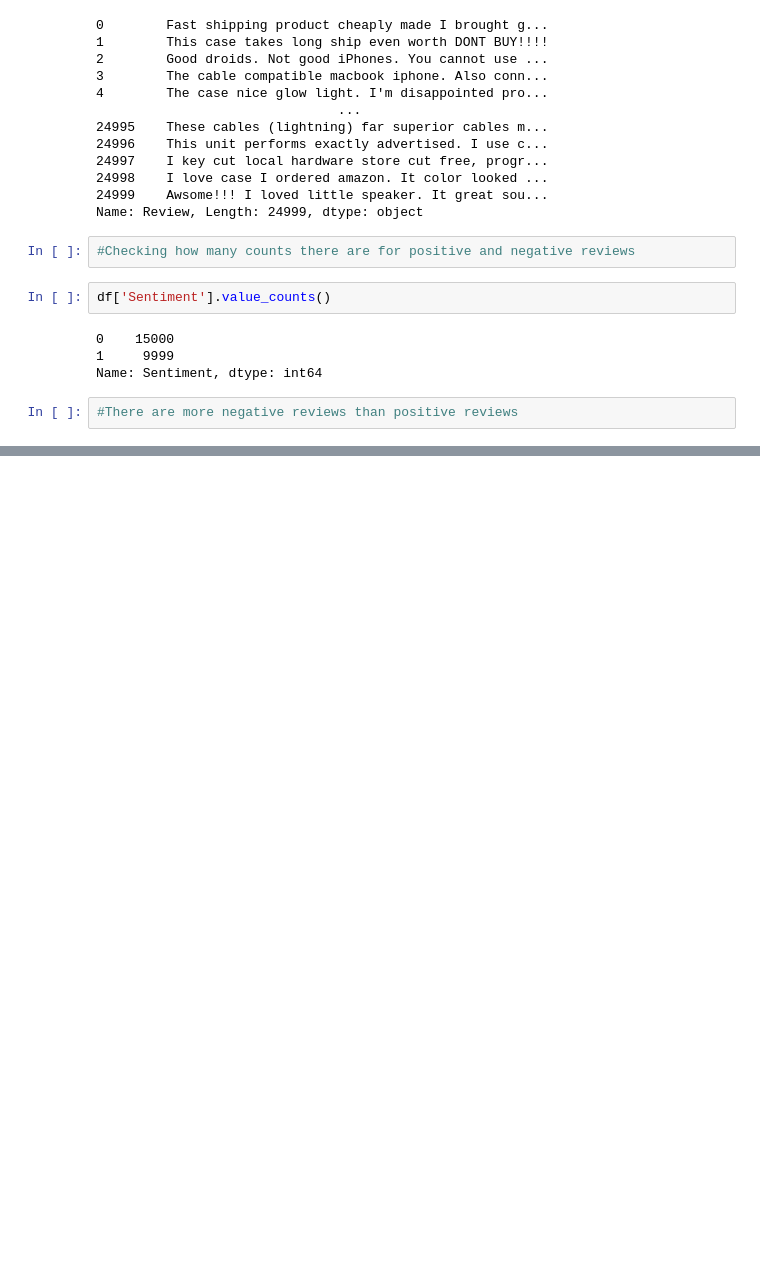
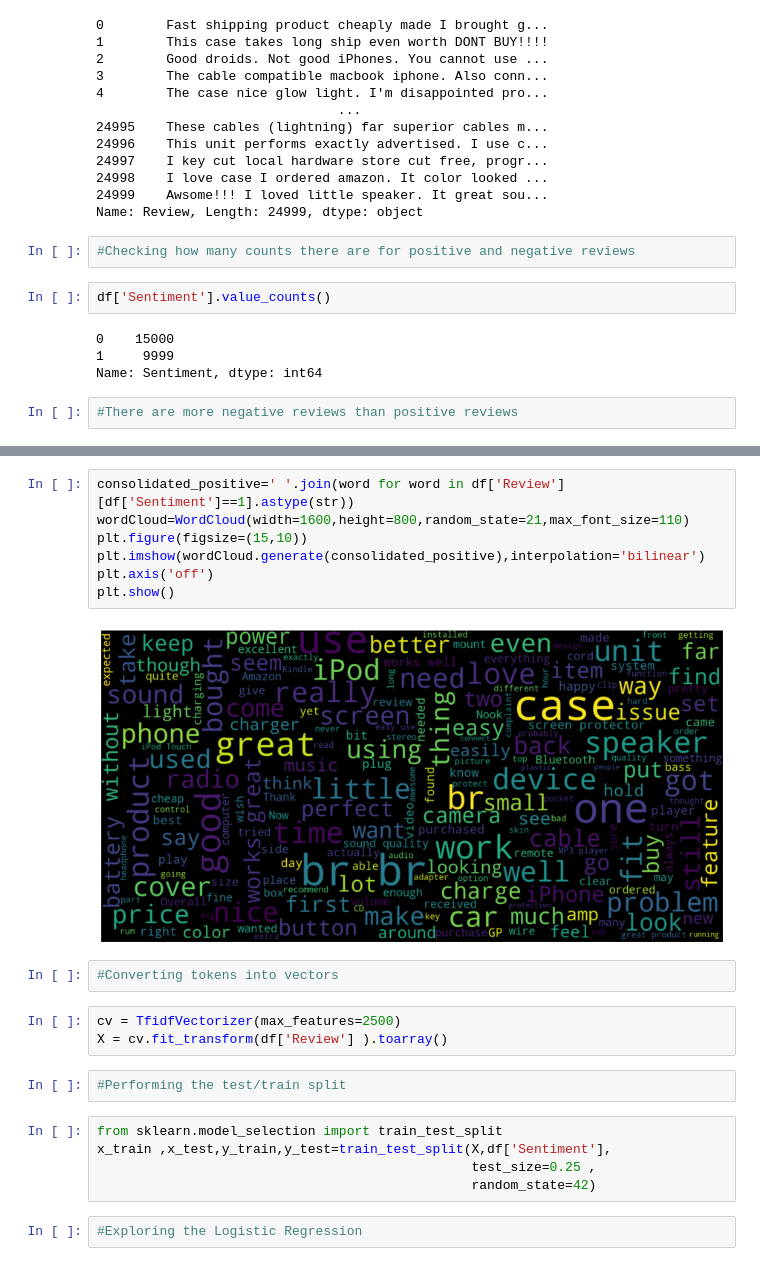
Before and after one commit to patridom92/NLP_projects, a Jupyter notebook: amazon_reviews.ipynb, the cells around one changed output, grey strips where cells are left out. Cells and saved outputs as stored; diff of their text form; blank space fills up the shorter version.

```diff
--- a/amazon_reviews.ipynb
+++ b/amazon_reviews.ipynb
@@ -129,0 +141,23 @@ Name: Sentiment, dtype: int64
+# %%
+consolidated_positive=' '.join(word for word in df['Review'][df['Sentiment']==1].astype(str))
+wordCloud=WordCloud(width=1600,height=800,random_state=21,max_font_size=110)
+plt.figure(figsize=(15,10))
+plt.imshow(wordCloud.generate(consolidated_positive),interpolation='bilinear')
+plt.axis('off')
+plt.show()
+# %% [output]
+[figure, added]
+# %%
+#Converting tokens into vectors
+# %%
+cv = TfidfVectorizer(max_features=2500)
+X = cv.fit_transform(df['Review'] ).toarray()
+# %%
+#Performing the test/train split
+# %%
+from sklearn.model_selection import train_test_split
+x_train ,x_test,y_train,y_test=train_test_split(X,df['Sentiment'],
+                                                test_size=0.25 ,
+                                                random_state=42)
+# %%
+#Exploring the Logistic Regression
```
Also changed, not shown: parts of 5 cells of this notebook.
